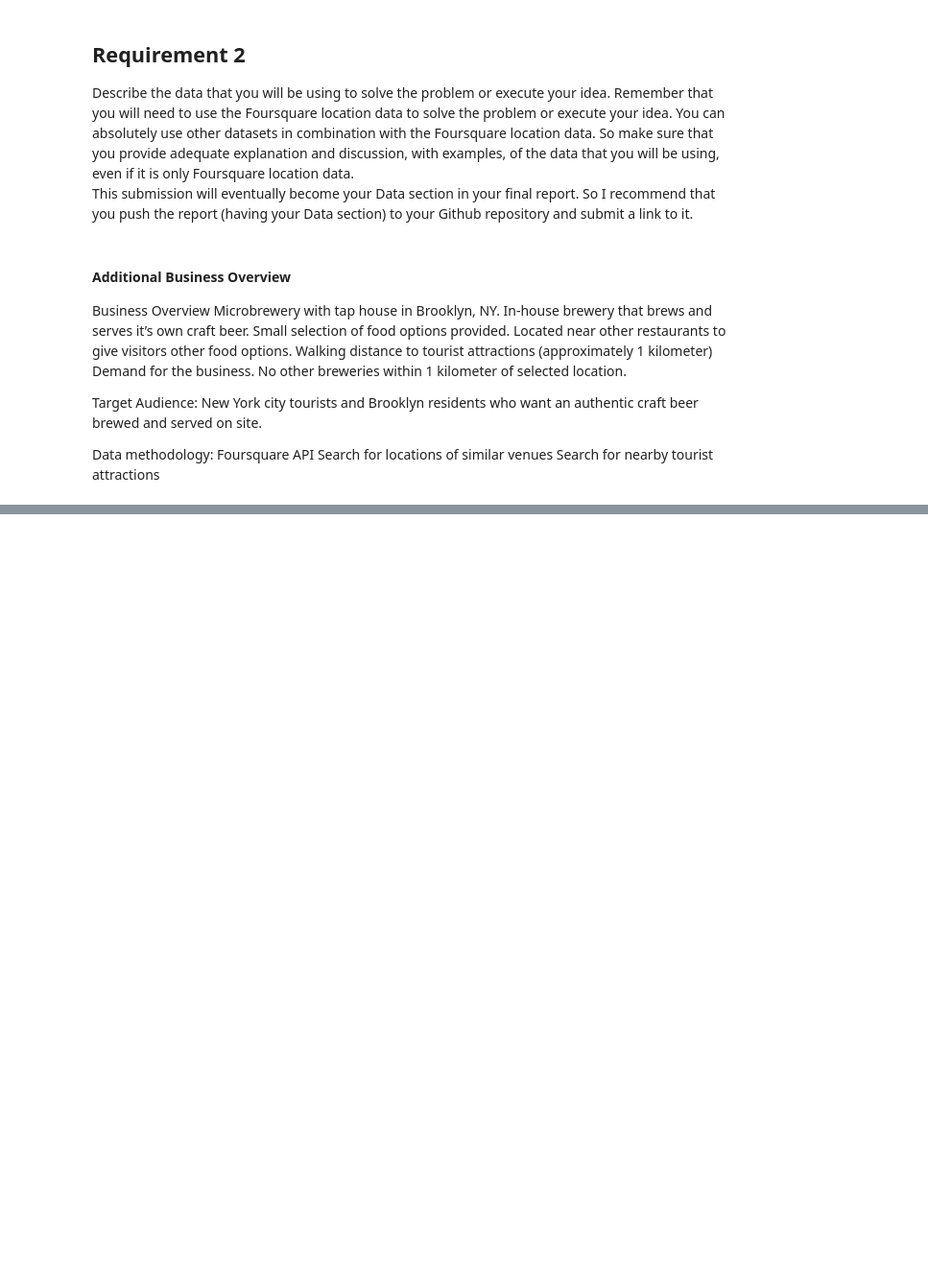
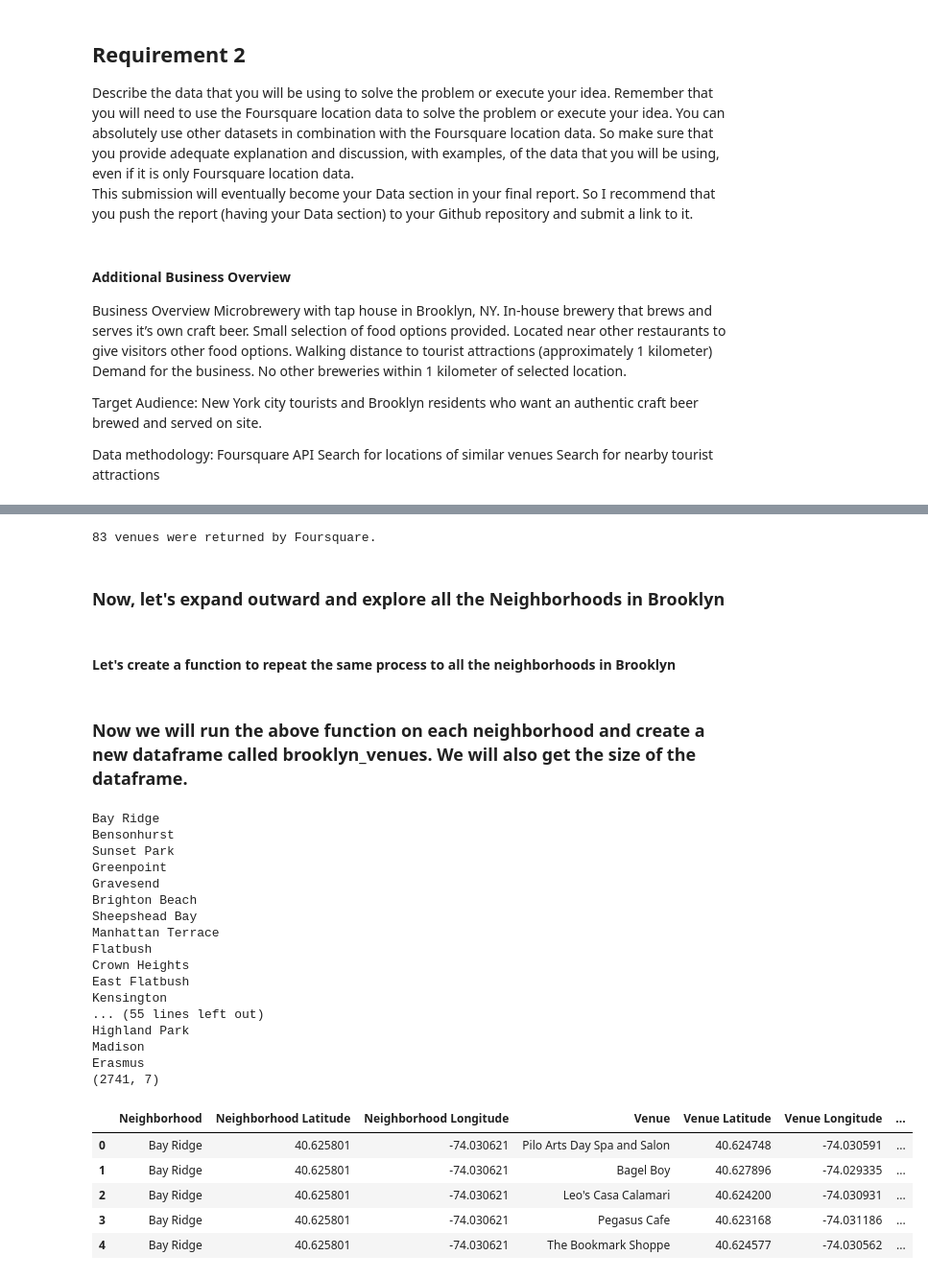
Before and after one commit to mswain1/Github-repository-MCS, a Jupyter notebook: Coursera Capstone - Week 4 - Brooklyn Brewery.ipynb, the cells around one changed output, grey strips where cells are left out. Shown at 96% size. Cells and saved outputs as stored; diff of their text form; code cells hidden in the pictures; blank space fills up the shorter version.

```diff
--- a/Coursera Capstone - Week 4 - Brooklyn Brewery.ipynb
+++ b/Coursera Capstone - Week 4 - Brooklyn Brewery.ipynb
@@ -32,0 +278,3 @@ Search for nearby tourist attractions
+# %%
+brooklyn_data = neighborhoods[neighborhoods['Borough'] == 'Brooklyn'].reset_index(drop=True)
+brooklyn_data.head()
@@ -32,0 +438,8 @@ Search for nearby tourist attractions
+# %%
+print('{} venues were returned by Foursquare.'.format(nearby_venues.shape[0]))
+# %% [output]
+83 venues were returned by Foursquare.
+# %% [markdown]
+### Now, let's expand outward and explore all the Neighborhoods in Brooklyn
+# %% [markdown]
+#### Let's create a function to repeat the same process to all the neighborhoods in Brooklyn
@@ -32,0 +486,34 @@ Search for nearby tourist attractions
+# %% [markdown]
+### Now we will run the above function on each neighborhood and create a new dataframe called brooklyn_venues. We will also get the size of the dataframe.
+# %%
+brooklyn_venues = getNearbyVenues(names=brooklyn_data['Neighborhood'],
+                                   latitudes=brooklyn_data['Latitude'],
+                                   longitudes=brooklyn_data['Longitude']
+                                  )
+
+print(brooklyn_venues.shape)
+brooklyn_venues.head()
+# %% [output]
+Bay Ridge
+Bensonhurst
+Sunset Park
+Greenpoint
+Gravesend
+Brighton Beach
+Sheepshead Bay
+Manhattan Terrace
+Flatbush
+Crown Heights
+East Flatbush
+Kensington
+... (55 lines left out)
+Highland Park
+Madison
+Erasmus
+(2741, 7)
+|  | Neighborhood | Neighborhood Latitude | Neighborhood Longitude | Venue | Venue Latitude | Venue Longitude | ... |
+| 0 | Bay Ridge | 40.625801 | -74.030621 | Pilo Arts Day Spa and Salon | 40.624748 | -74.030591 | ... |
+| 1 | Bay Ridge | 40.625801 | -74.030621 | Bagel Boy | 40.627896 | -74.029335 | ... |
+| 2 | Bay Ridge | 40.625801 | -74.030621 | Leo's Casa Calamari | 40.624200 | -74.030931 | ... |
+| 3 | Bay Ridge | 40.625801 | -74.030621 | Pegasus Cafe | 40.623168 | -74.031186 | ... |
+| 4 | Bay Ridge | 40.625801 | -74.030621 | The Bookmark Shoppe | 40.624577 | -74.030562 | ... |
```
Also changed, not shown: parts of 87 cells of this notebook.
